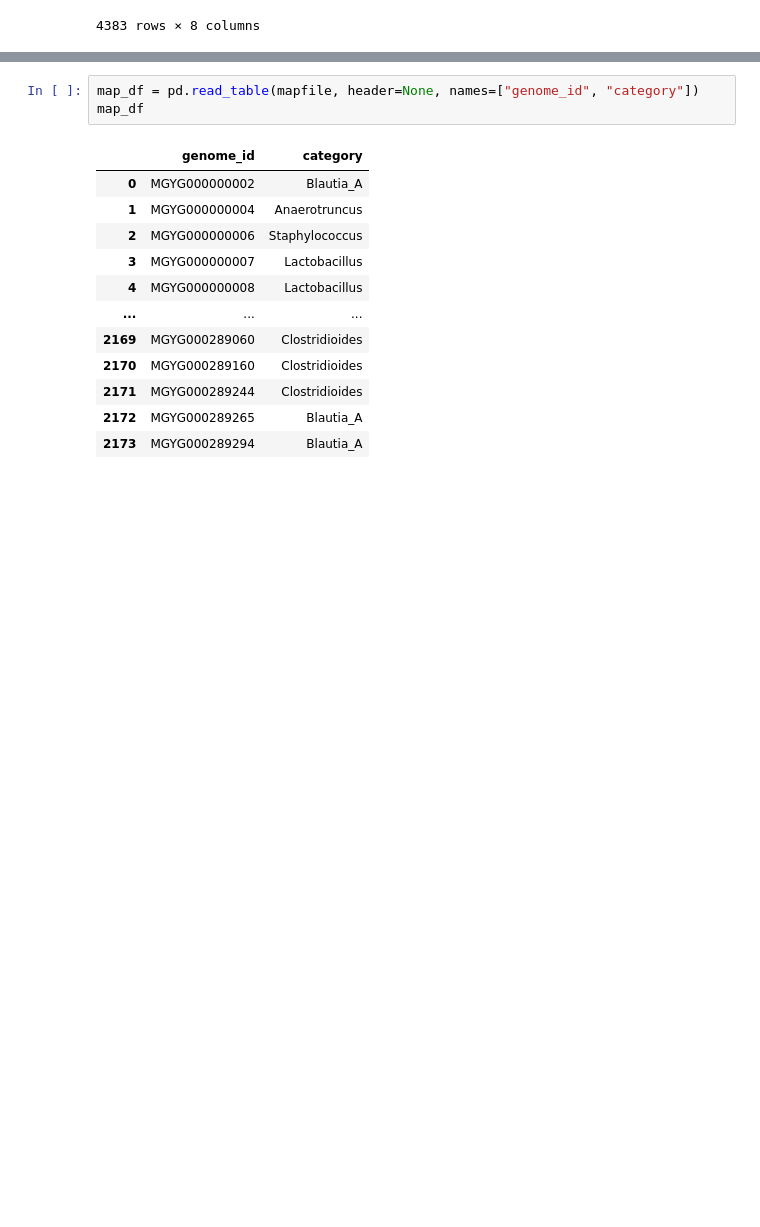
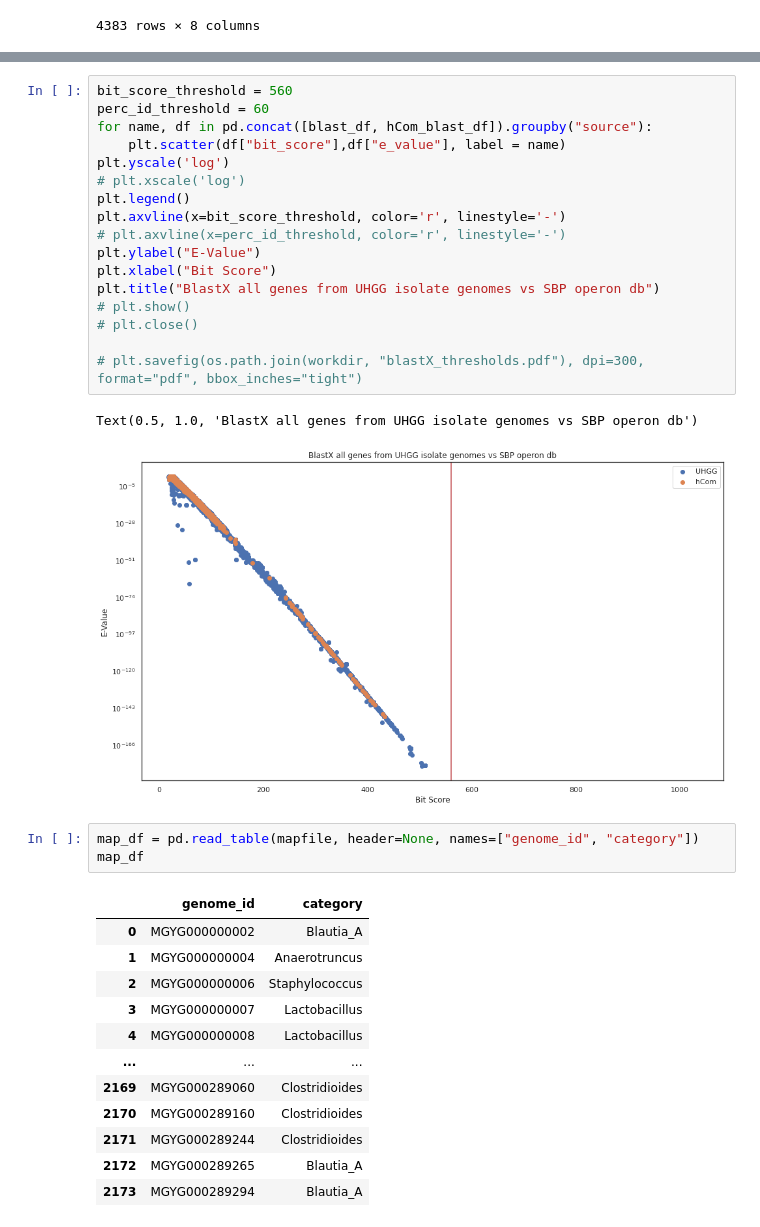
Before and after one commit to FischbachLab/nagashima_etal_sbp, a Jupyter notebook: sbp_in_firmicutes_genera/agg_occurrance_by_genera.ipynb, the cells around one changed output, grey strips where cells are left out. Cells and saved outputs as stored; diff of their text form; blank space fills up the shorter version.

```diff
--- a/sbp_in_firmicutes_genera/agg_occurrance_by_genera.ipynb
+++ b/sbp_in_firmicutes_genera/agg_occurrance_by_genera.ipynb
@@ -172,5 +174,25 @@ plt.close()
 # %% [output]
 [figure]
+# %%
+bit_score_threshold = 560
+perc_id_threshold = 60
+for name, df in pd.concat([blast_df, hCom_blast_df]).groupby("source"):
+    plt.scatter(df["bit_score"],df["e_value"], label = name)
+plt.yscale('log')
+# plt.xscale('log')
+plt.legend()
+plt.axvline(x=bit_score_threshold, color='r', linestyle='-')
+# plt.axvline(x=perc_id_threshold, color='r', linestyle='-')
+plt.ylabel("E-Value")
+plt.xlabel("Bit Score")
+plt.title("BlastX all genes from UHGG isolate genomes vs SBP operon db")
+# plt.show()
+# plt.close()
+
+# plt.savefig(os.path.join(workdir, "blastX_thresholds.pdf"), dpi=300, format="pdf", bbox_inches="tight")
+# %% [output]
+Text(0.5, 1.0, 'BlastX all genes from UHGG isolate genomes vs SBP operon db')
+[figure, added]
 # %%
 map_df = pd.read_table(mapfile, header=None, names=["genome_id", "category"])
 map_df
```
Also changed, not shown: parts of 3 cells of this notebook, 3 other files.
